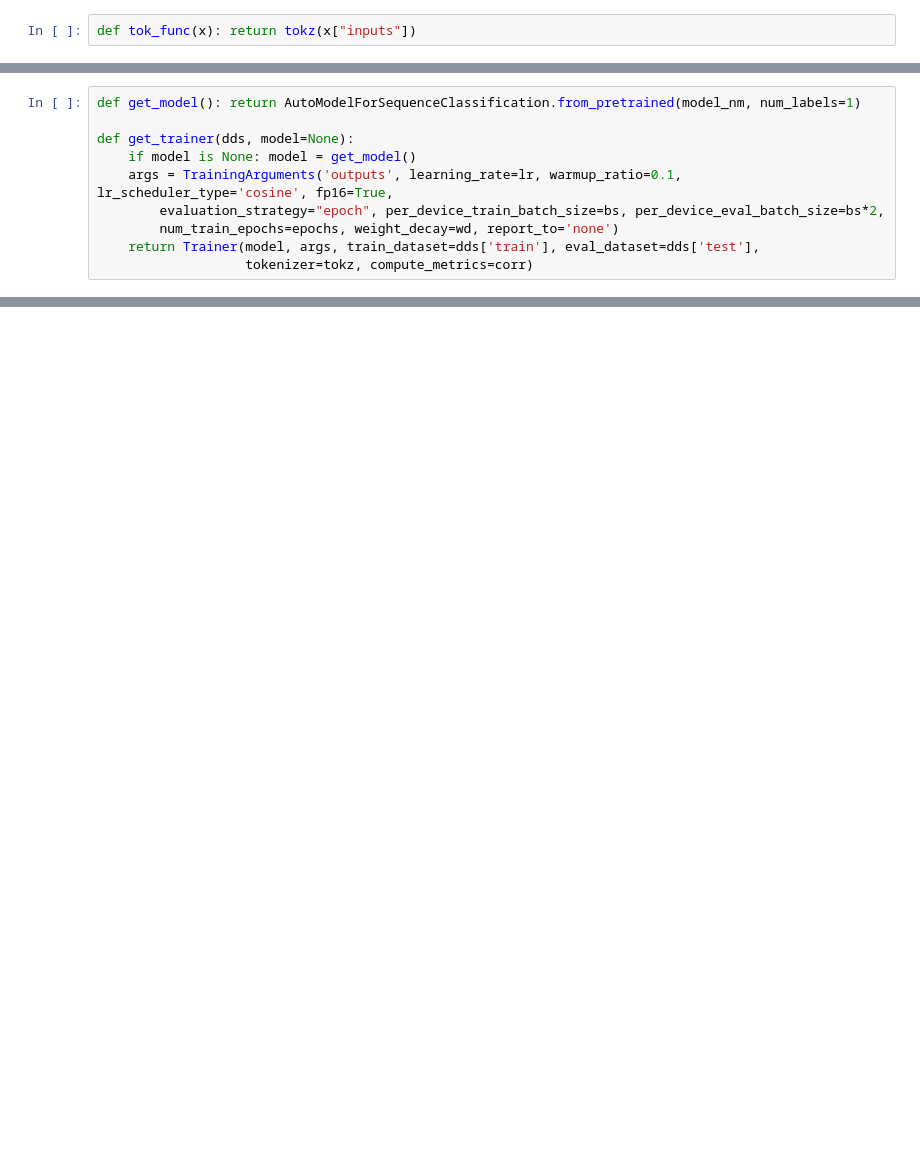
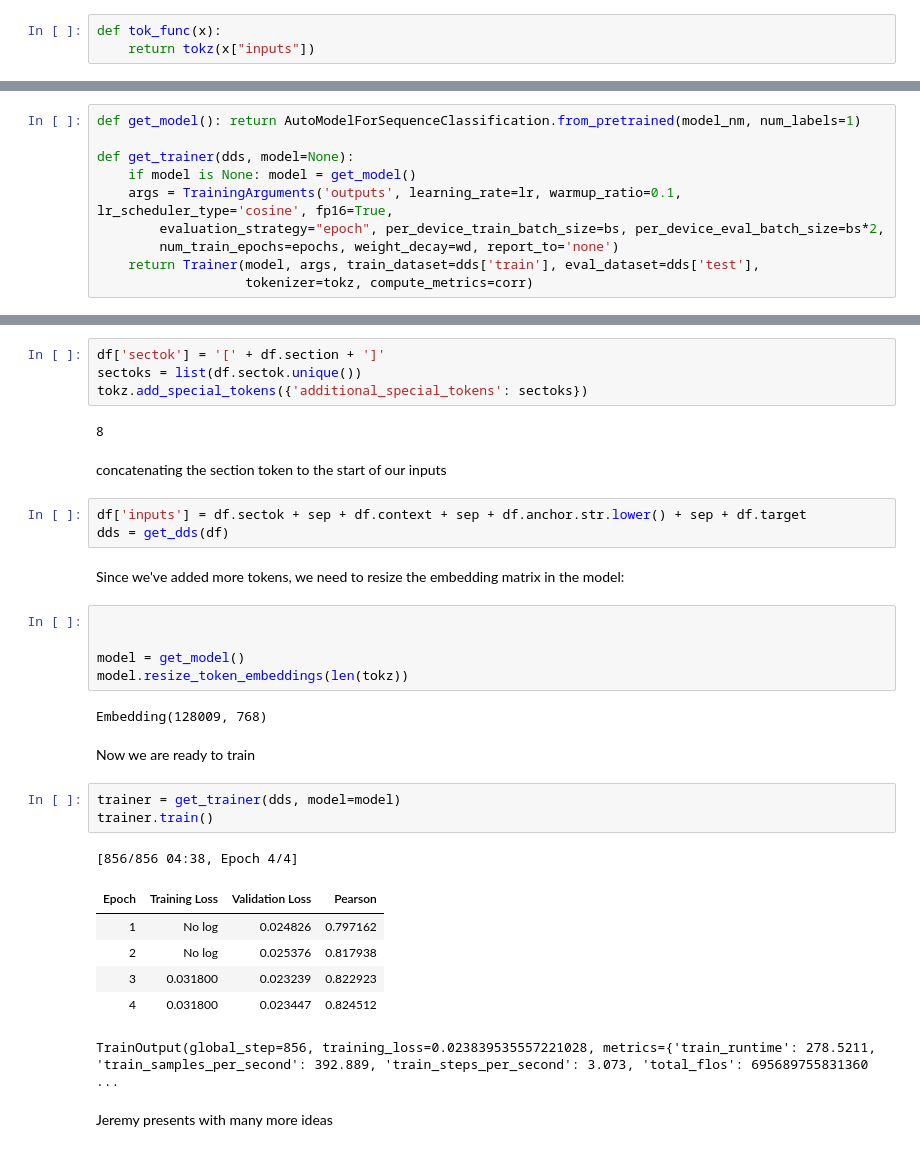
Before and after one commit to fanbyprinciple/kaggle_kernels, a Jupyter notebook: from-jeremy-s-iterate-like-a-grandmaster.ipynb, the cells around one changed output, grey strips where cells are left out. Drawn from its saved outputs; the diff is of its cells as text; blank space fills up the shorter version.

Commit message:
Kaggle Notebook | From jeremy's iterate like a grandmaster | Version 2

```diff
--- a/from-jeremy-s-iterate-like-a-grandmaster.ipynb
+++ b/from-jeremy-s-iterate-like-a-grandmaster.ipynb
@@ -165,2 +240,3 @@ eval_ds = Dataset.from_pandas(eval_df)
 # %%
-def tok_func(x): return tokz(x["inputs"])
+def tok_func(x):
+    return tokz(x["inputs"])
@@ -276,0 +439,37 @@ NameError: name 'df' is not defined
+# %%
+df['sectok'] = '[' + df.section + ']'
+sectoks = list(df.sectok.unique())
+tokz.add_special_tokens({'additional_special_tokens': sectoks})
+# %% [output]
+8
+# %% [markdown]
+concatenating the section token to the start of our inputs
+# %%
+df['inputs'] = df.sectok + sep + df.context + sep + df.anchor.str.lower() + sep + df.target
+dds = get_dds(df)
+# %% [markdown]
+
+
+Since we've added more tokens, we need to resize the embedding matrix in the model:
+# %%
+
+
+model = get_model()
+model.resize_token_embeddings(len(tokz))
+# %% [output]
+Embedding(128009, 768)
+# %% [markdown]
+Now we are ready to train
+# %%
+trainer = get_trainer(dds, model=model)
+trainer.train()
+# %% [output]
+[856/856 04:38, Epoch 4/4]
+| Epoch | Training Loss | Validation Loss | Pearson |
+| 1 | No log | 0.024826 | 0.797162 |
+| 2 | No log | 0.025376 | 0.817938 |
+| 3 | 0.031800 | 0.023239 | 0.822923 |
+| 4 | 0.031800 | 0.023447 | 0.824512 |
+TrainOutput(global_step=856, training_loss=0.023839535557221028, metrics={'train_runtime': 278.5211, 'train_samples_per_second': 392.889, 'train_steps_per_second': 3.073, 'total_flos': 695689755831360 ...
+# %% [markdown]
+Jeremy presents with many more ideas
```
Also changed, not shown: parts of 56 cells of this notebook.
